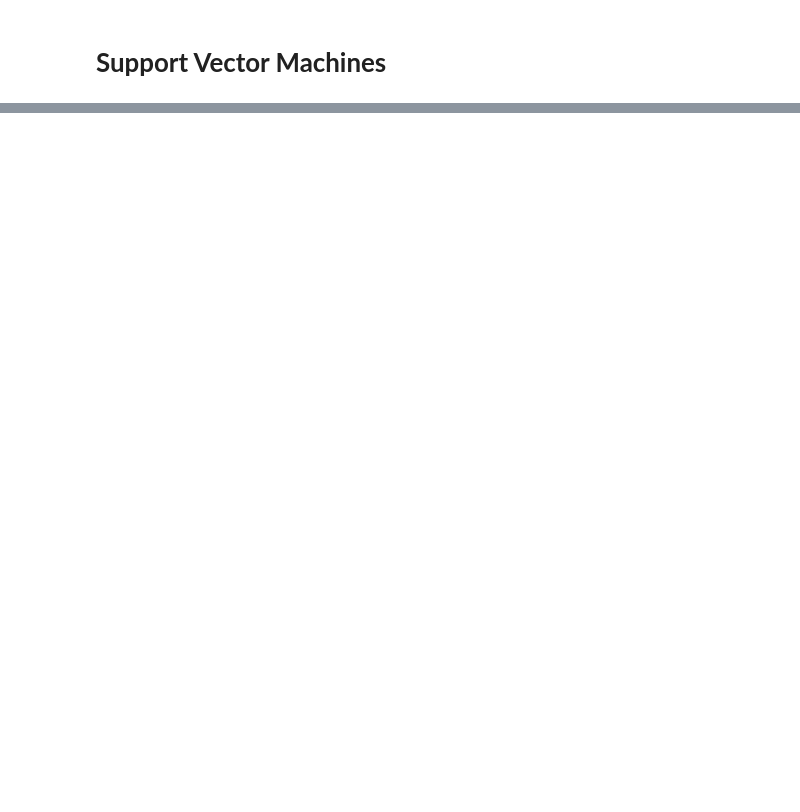
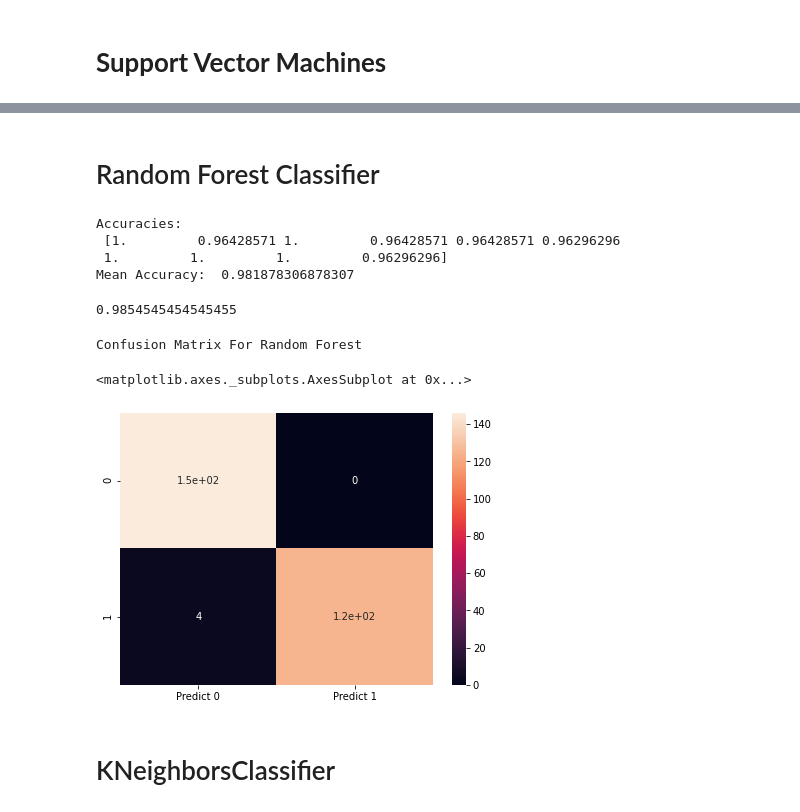
Before and after one commit to Uzmamushtaque/Projects-in-Machine-Learning-and-AI, a Jupyter notebook: Bank_Note_Analysis.ipynb, the cells around one changed output, grey strips where cells are left out. Cells and saved outputs as stored; diff of their text form; code cells hidden in the pictures; blank space fills up the shorter version.

```diff
--- a/Bank_Note_Analysis.ipynb
+++ b/Bank_Note_Analysis.ipynb
@@ -181,0 +186,7 @@ from sklearn.svm import SVC
+# %%
+from sklearn.svm import SVC
+svm_classifier=SVC(kernel='linear')
+svm_classifier.fit(X_train,y_train)
+
+svm_accuracies=cross_val_score(estimator=svm_classifier,X=X_train,y=y_train,cv=10)
+print("Accuracies:\n",svm_accuracies)
@@ -181,0 +221,9 @@ from sklearn.svm import SVC
+# %%
+from sklearn.svm import SVC
+
+svm_rbf_classifier=SVC(kernel='rbf',gamma='auto')
+svm_rbf_classifier.fit(X_train,y_train)
+
+svm_rbf_accuracies=cross_val_score(estimator=svm_rbf_classifier,X=X_test,y=y_test,cv=10)
+print("Accuracies:\n",svm_rbf_accuracies)
+print("Mean Accuracy: ",svm_rbf_accuracies.mean())
@@ -181,0 +253,36 @@ from sklearn.svm import SVC
+# %% [markdown]
+# Random Forest Classifier
+# %%
+from sklearn.ensemble import RandomForestClassifier
+
+rdf_classifier=RandomForestClassifier(n_estimators=50,criterion='entropy',random_state=0)
+rdf_classifier.fit(X_train,y_train)
+rdf_accuracies=cross_val_score(estimator=rdf_classifier,X=X_test,y=y_test,cv=10)
+
+print("Accuracies:\n",rdf_accuracies)
+print("Mean Accuracy: ",rdf_accuracies.mean())
+# %% [output]
+Accuracies:
+ [1.         0.96428571 1.         0.96428571 0.96428571 0.96296296
+ 1.         1.         1.         0.96296296]
+Mean Accuracy:  0.981878306878307
+# %%
+rdf_pred=rdf_classifier.predict(X_test)
+
+accuracy_score(y_test,rdf_pred)
+# %% [output]
+0.9854545454545455
+# %%
+print("Confusion Matrix For Random Forest")
+cm=metrics.confusion_matrix(y_test,rdf_pred, labels=[0, 1])
+
+df_cm = pd.DataFrame(cm, index = [i for i in [0,1]],
+                  columns = [i for i in ["Predict 0","Predict 1"]])
+plt.figure(figsize = (7,5))
+sns.heatmap(df_cm, annot=True)
+# %% [output]
+Confusion Matrix For Random Forest
+<matplotlib.axes._subplots.AxesSubplot at 0x...>
+[figure, added]
+# %% [markdown]
+# KNeighborsClassifier
```
Also changed, not shown: parts of 22 cells of this notebook.
